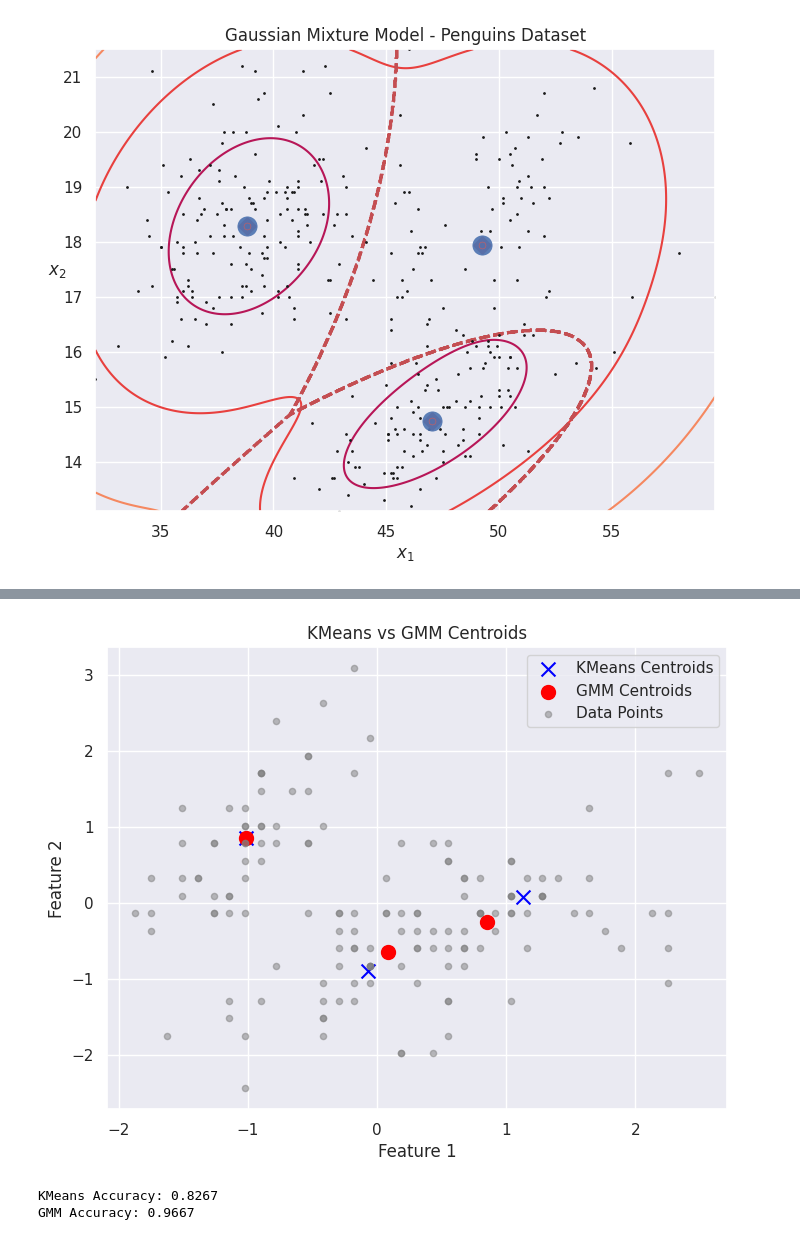
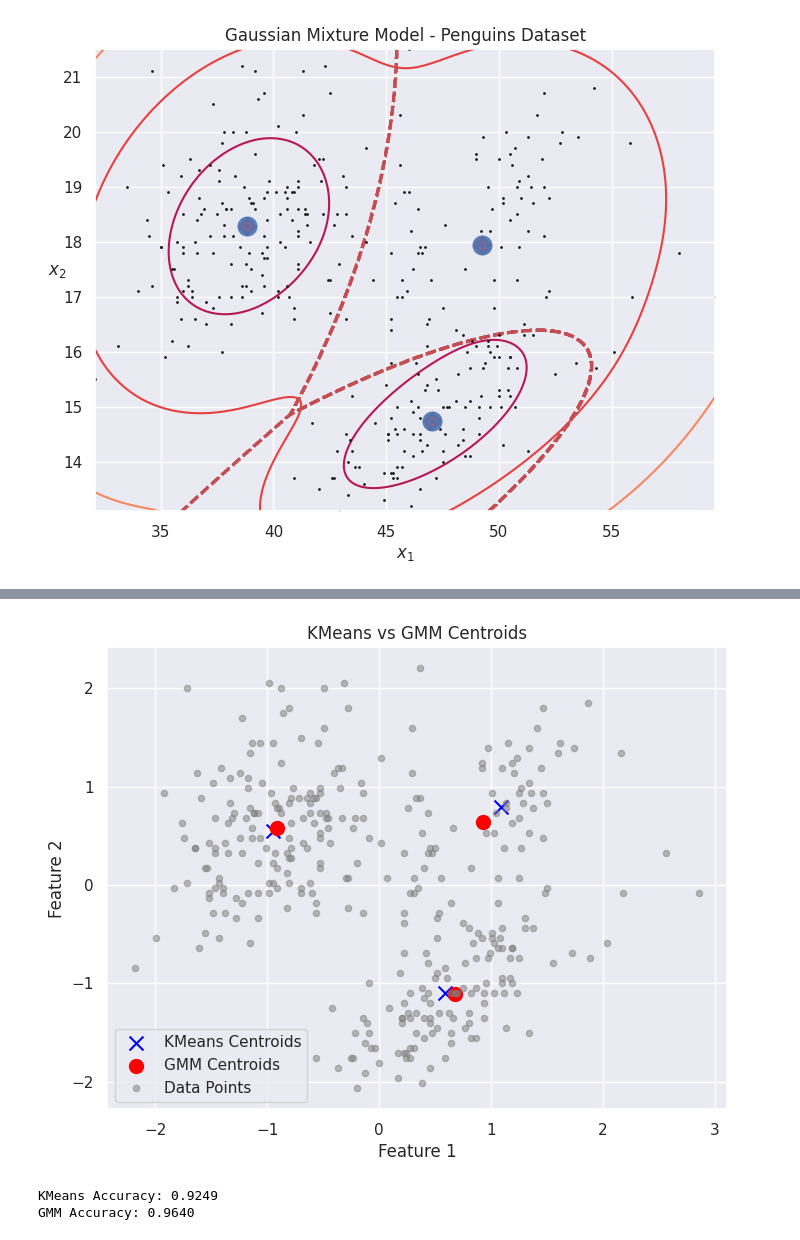
Before and after one commit to CamdenBert/CSCI290, a Jupyter notebook: GMM.ipynb, the cells around one changed output, grey strips where cells are left out. Drawn from its saved outputs; the diff is of its cells as text; code cells hidden in the pictures.

```diff
--- a/GMM.ipynb
+++ b/GMM.ipynb
@@ -425,8 +422,7 @@ def load_data(dataset_name="iris"):
         df = penguins[['bill_length_mm', 'bill_depth_mm']]
         feature_names = ['bill_length_mm', 'bill_depth_mm']
         y = pd.Categorical(penguins['species']).codes
-    else:
-        raise ValueError("Unsupported dataset. Choose 'iris' or 'penguins'.")
+
     return df, feature_names, y
 
 def scale_data(X):
@@ -472,36 +468,36 @@ def calculate_accuracy(true_labels, predicted_labels, k):
     predicted_true_labels = np.array([cluster_to_label[label] if label in cluster_to_label else -1 for label in predicted_labels])
 
     accuracy = np.mean(predicted_true_labels == true_labels)
     return accuracy
 
-def run_comparison(dataset="iris", k=3):
+def run_comparison(dataset="penguins", k=3):
 
     df, feature_names, true_labels = load_data(dataset)
     X = df.values
     X_scaled = scale_data(X)
 
     kmeans = KMeans(n_clusters=k, n_init=10)
     kmeans.fit(X_scaled)
     kmeans_centroids = kmeans.cluster_centers_
     kmeans_labels = kmeans.labels_
 
 
     gmm = GaussianMixture(n_components=k, n_init=10)
     gmm.fit(X_scaled)
     gmm_centroids = gmm.means_
     gmm_labels = gmm.predict(X_scaled)
 
     plot_centroids_comparison(X_scaled, kmeans_centroids, gmm_centroids)
 
     kmeans_accuracy = calculate_accuracy(true_labels, kmeans_labels, k)
     print(f"KMeans Accuracy: {kmeans_accuracy:.4f}")
 
     gmm_accuracy = calculate_accuracy(true_labels, gmm_labels, k)
     print(f"GMM Accuracy: {gmm_accuracy:.4f}")
 
-`
-run_comparison(dataset="iris", k=3)
+
+run_comparison(dataset="penguins", k=3)
 # %% [output]
-[figure, old version]
+[figure, new version]
-KMeans Accuracy: 0.8267
-GMM Accuracy: 0.9667
+KMeans Accuracy: 0.9249
+GMM Accuracy: 0.9640
```
Also changed, not shown: parts of 1 cell of this notebook.
